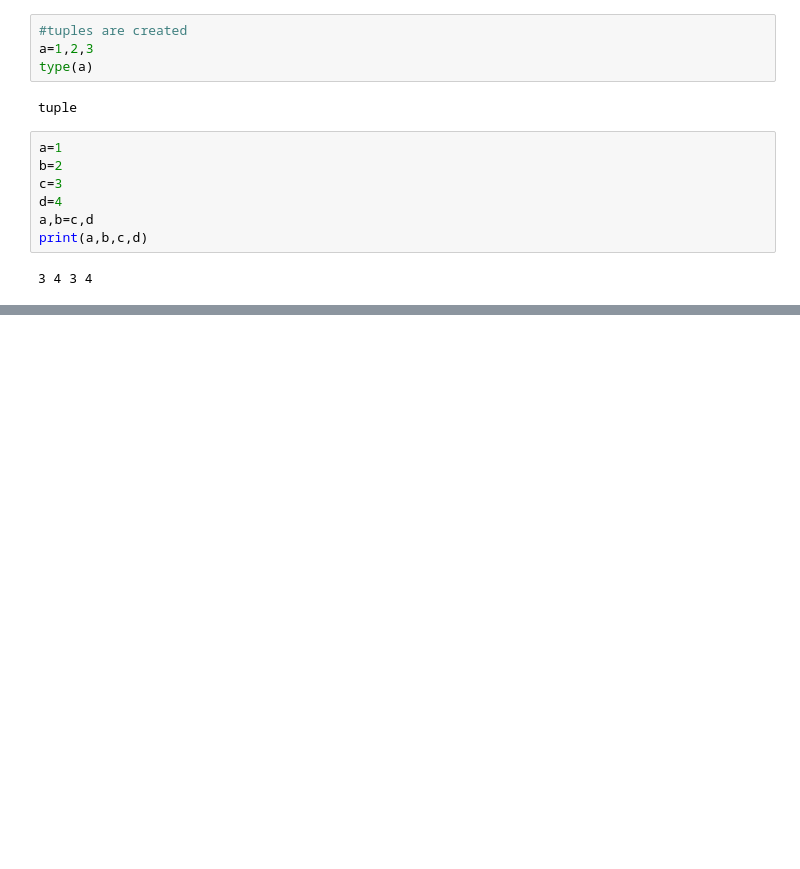
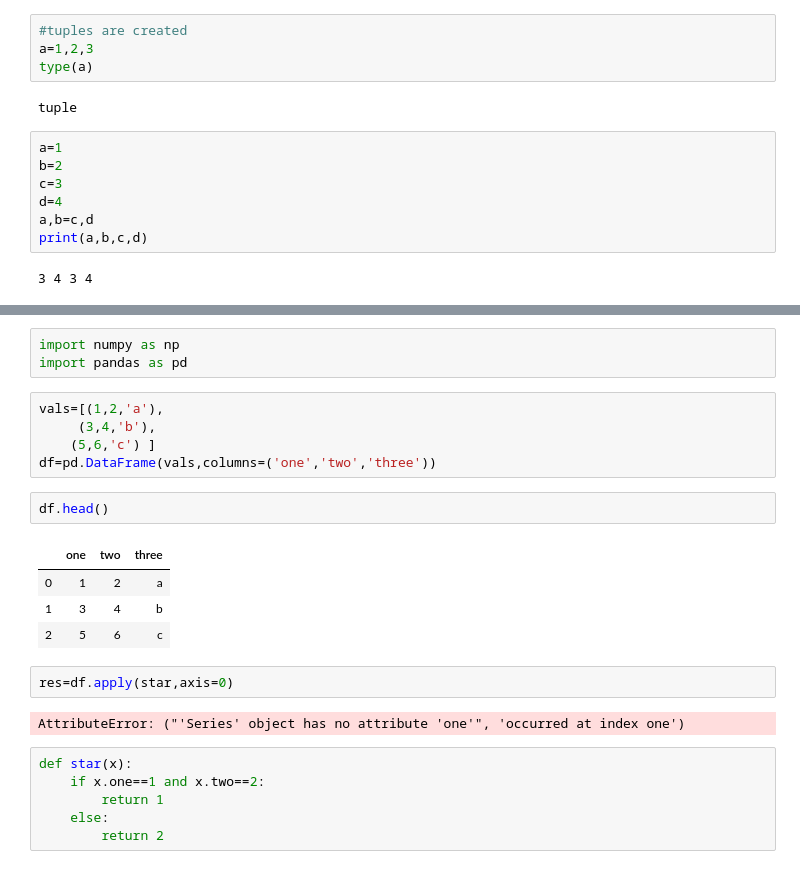
Before and after one commit to snakeyes95/Python-Notebooks, a Jupyter notebook: Python_Fundamentals.ipynb, the cells around one changed output, grey strips where cells are left out. Saved outputs shown, nothing was run; the diff lists cells and outputs as text; blank space fills up the shorter version.

```diff
--- a/Python_Fundamentals.ipynb
+++ b/Python_Fundamentals.ipynb
@@ -355,0 +598,25 @@ print(a,b,c,d)
+# %%
+import numpy as np
+import pandas as pd
+# %%
+vals=[(1,2,'a'),
+     (3,4,'b'),
+    (5,6,'c') ]
+df=pd.DataFrame(vals,columns=('one','two','three'))
+# %%
+df.head()
+# %% [output]
+|  | one | two | three |
+| 0 | 1 | 2 | a |
+| 1 | 3 | 4 | b |
+| 2 | 5 | 6 | c |
+# %%
+res=df.apply(star,axis=0)
+# %% [output]
+AttributeError: ("'Series' object has no attribute 'one'", 'occurred at index one')
+# %%
+def star(x):
+    if x.one==1 and x.two==2:
+        return 1
+    else:
+        return 2
```
Also changed, not shown: parts of 39 cells of this notebook.
